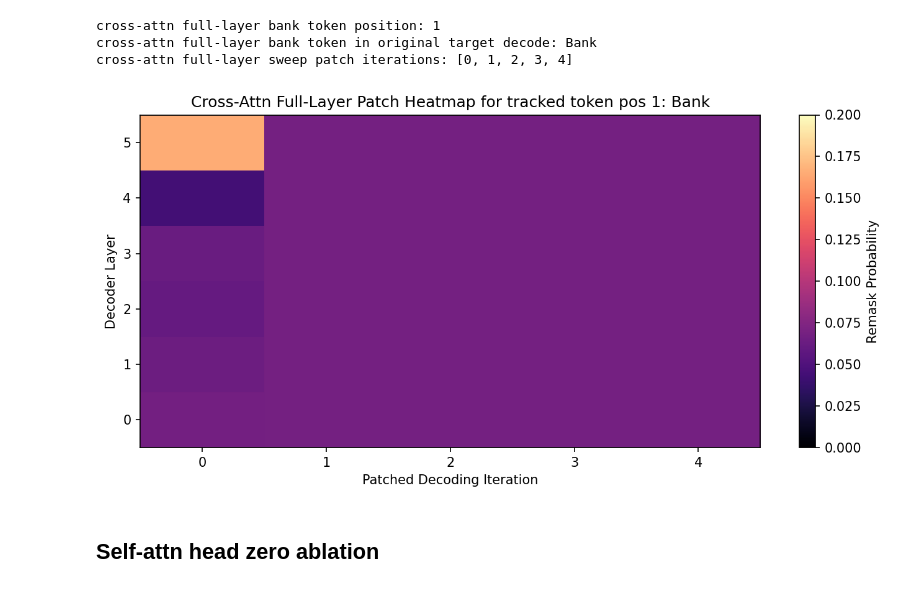
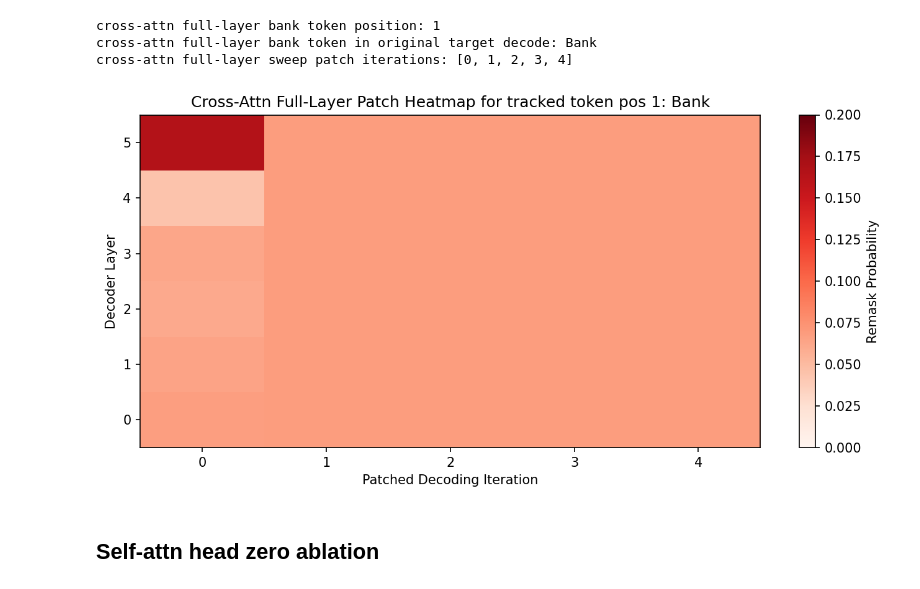
Before and after one commit to MD-BH/MLLM-Final, a Jupyter notebook: Mask-Predict/demo.ipynb, the cells around one changed output. Cells and saved outputs as stored; diff of their text form; code cells hidden in the pictures.

```diff
--- a/Mask-Predict/demo.ipynb
+++ b/Mask-Predict/demo.ipynb
@@ -476,9 +476,9 @@ cross_attn_full_layer_bank_sweep_result = run_decoder_cross_attn_full_layer_iter
     patch_iterations=cross_attn_full_iters,
 )
 # %%
-plot_cross_attn_full_layer_iteration_heatmap(cross_attn_full_layer_bank_sweep_result)
+plot_cross_attn_full_layer_iteration_heatmap(cross_attn_full_layer_bank_sweep_result, cmap="Reds")
 # %% [output]
-[figure, old version]
+[figure, new version]
 # %% [markdown]
 ## Self-attn head zero ablation
 # %%
```
Also changed, not shown: parts of 13 cells of this notebook, 2 other files.
